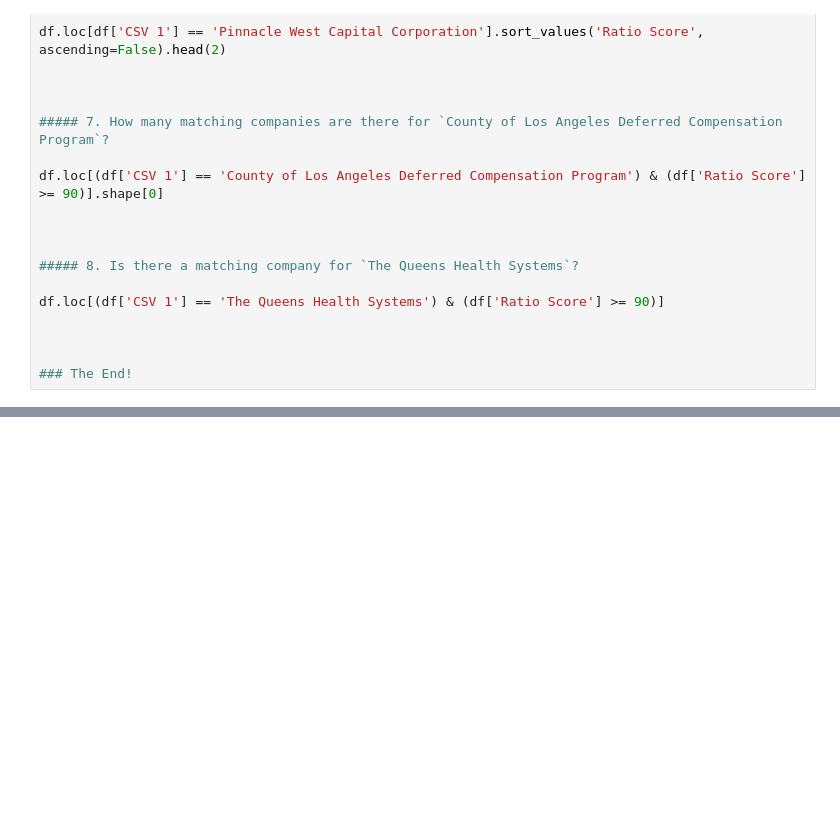
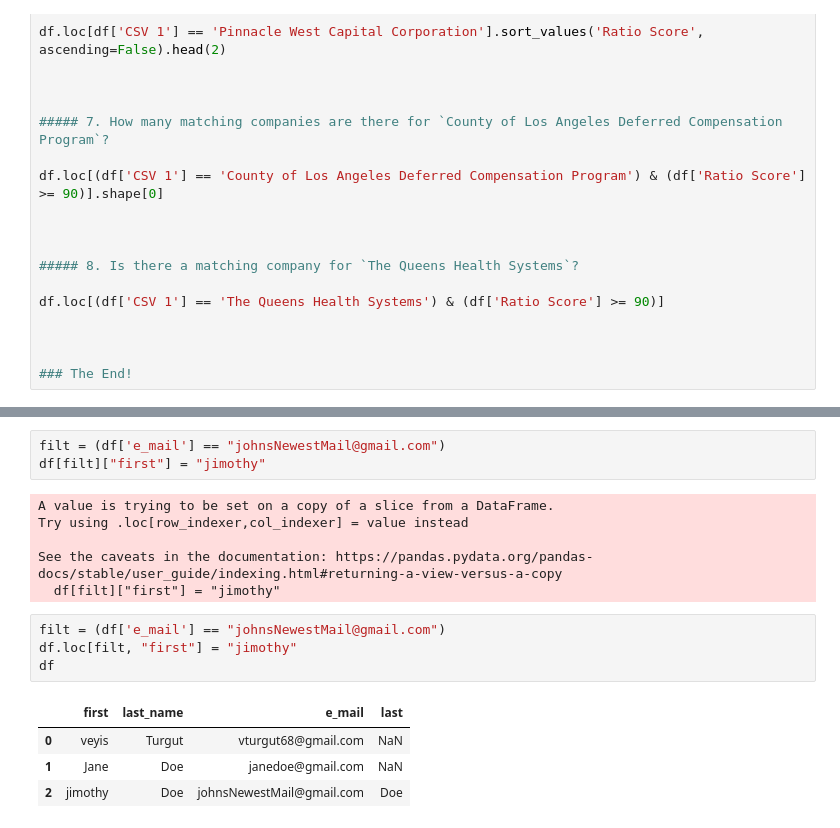
Before and after one commit to veyisTurgut/pandas-data-wars, a Jupyter notebook: data_wars.ipynb, the cells around one changed output, grey strips where cells are left out. Drawn from its saved outputs; the diff is of its cells as text; blank space fills up the shorter version.

```diff
--- a/data_wars.ipynb
+++ b/data_wars.ipynb
@@ -451,0 +522,18 @@ df.loc[(df['CSV 1'] == 'The Queens Health Systems') & (df['Ratio Score'] >= 90)]
+# %%
+filt = (df['e_mail'] == "johnsNewestMail@gmail.com")
+df[filt]["first"] = "jimothy"
+# %% [output]
+A value is trying to be set on a copy of a slice from a DataFrame.
+Try using .loc[row_indexer,col_indexer] = value instead
+
+See the caveats in the documentation: https://pandas.pydata.org/pandas-docs/stable/user_guide/indexing.html#returning-a-view-versus-a-copy
+  df[filt]["first"] = "jimothy"
+# %%
+filt = (df['e_mail'] == "johnsNewestMail@gmail.com")
+df.loc[filt, "first"] = "jimothy"
+df
+# %% [output]
+|  | first | last_name | e_mail | last |
+| 0 | veyis | Turgut | vturgut68@gmail.com | NaN |
+| 1 | Jane | Doe | janedoe@gmail.com | NaN |
+| 2 | jimothy | Doe | johnsNewestMail@gmail.com | Doe |
```
Also changed, not shown: parts of 28 cells of this notebook.
